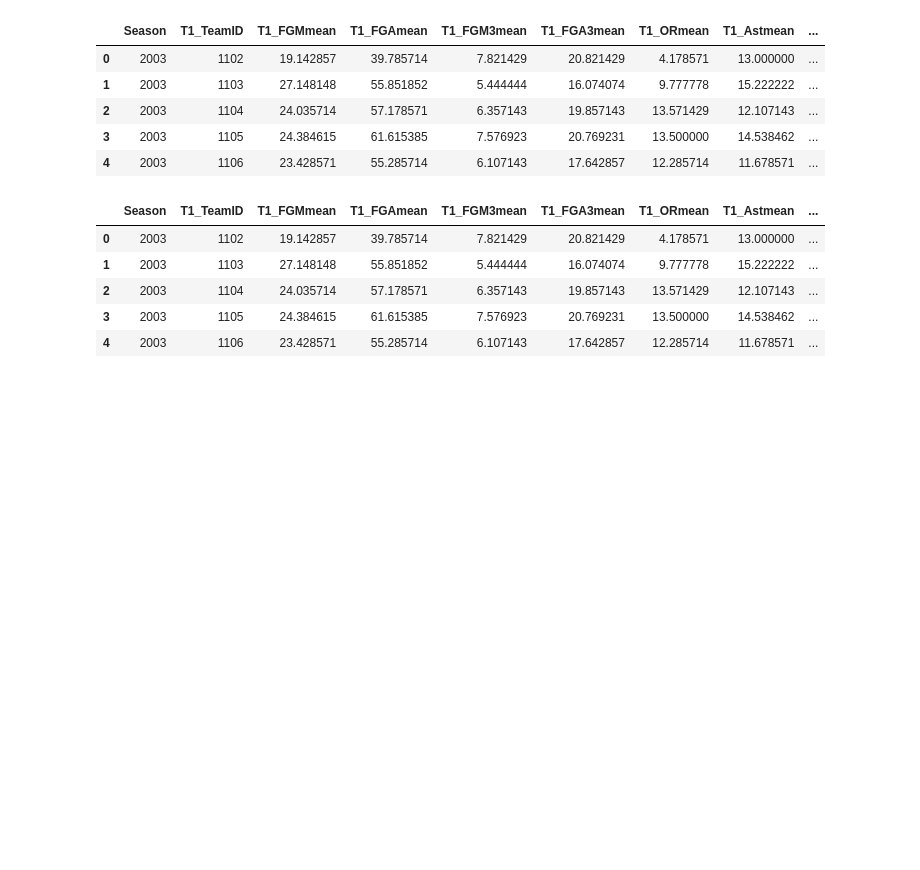
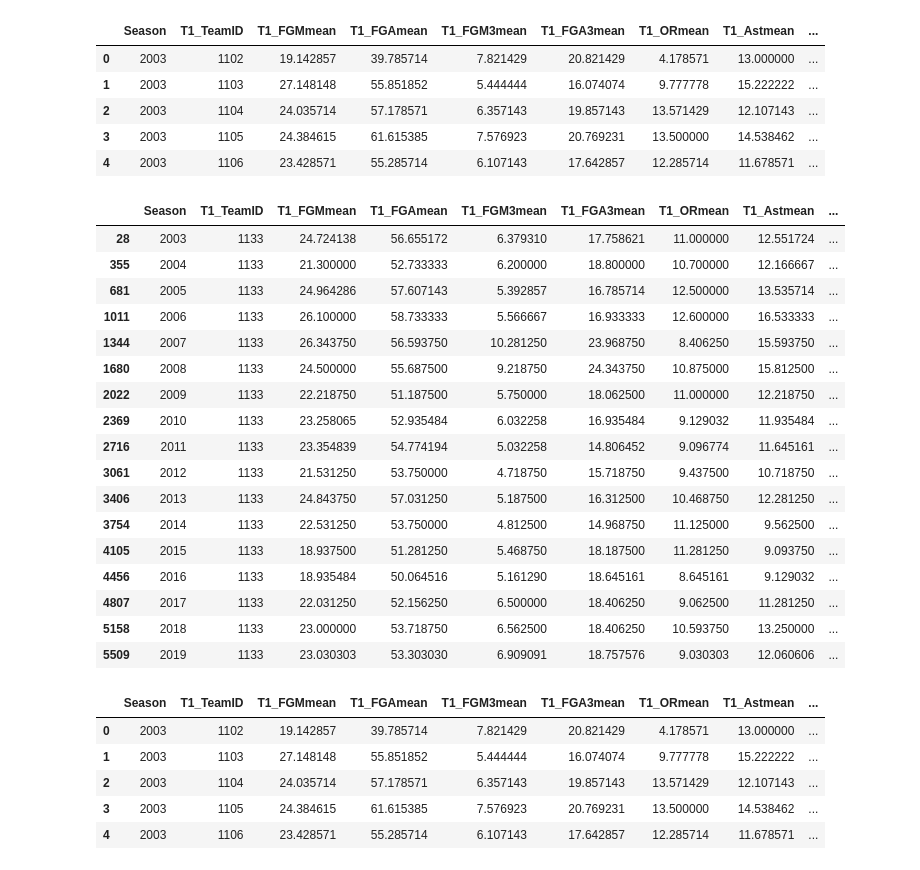
Before and after one commit to YT-Hwang/Kaggle_Competion, a Jupyter notebook: Google Cloud & NCAA® ML Competition 2020-NCAAM/Reference/paris madness.ipynb, the cells around one changed output. Cells and saved outputs as stored; diff of their text form; code cells hidden in the pictures; blank space fills up the shorter version.

```diff
--- a/Google Cloud & NCAA® ML Competition 2020-NCAAM/Reference/paris madness.ipynb
+++ b/Google Cloud & NCAA® ML Competition 2020-NCAAM/Reference/paris madness.ipynb
@@ -97,6 +97,27 @@ season_statistics.head()
 | 2 | 2003 | 1104 | 24.035714 | 57.178571 | 6.357143 | 19.857143 | 13.571429 | 12.107143 | ... |
 | 3 | 2003 | 1105 | 24.384615 | 61.615385 | 7.576923 | 20.769231 | 13.500000 | 14.538462 | ... |
 | 4 | 2003 | 1106 | 23.428571 | 55.285714 | 6.107143 | 17.642857 | 12.285714 | 11.678571 | ... |
+# %%
+season_statistics[season_statistics['T1_TeamID']==1133]
+# %% [output]
+|  | Season | T1_TeamID | T1_FGMmean | T1_FGAmean | T1_FGM3mean | T1_FGA3mean | T1_ORmean | T1_Astmean | ... |
+| 28 | 2003 | 1133 | 24.724138 | 56.655172 | 6.379310 | 17.758621 | 11.000000 | 12.551724 | ... |
+| 355 | 2004 | 1133 | 21.300000 | 52.733333 | 6.200000 | 18.800000 | 10.700000 | 12.166667 | ... |
+| 681 | 2005 | 1133 | 24.964286 | 57.607143 | 5.392857 | 16.785714 | 12.500000 | 13.535714 | ... |
+| 1011 | 2006 | 1133 | 26.100000 | 58.733333 | 5.566667 | 16.933333 | 12.600000 | 16.533333 | ... |
+| 1344 | 2007 | 1133 | 26.343750 | 56.593750 | 10.281250 | 23.968750 | 8.406250 | 15.593750 | ... |
+| 1680 | 2008 | 1133 | 24.500000 | 55.687500 | 9.218750 | 24.343750 | 10.875000 | 15.812500 | ... |
+| 2022 | 2009 | 1133 | 22.218750 | 51.187500 | 5.750000 | 18.062500 | 11.000000 | 12.218750 | ... |
+| 2369 | 2010 | 1133 | 23.258065 | 52.935484 | 6.032258 | 16.935484 | 9.129032 | 11.935484 | ... |
+| 2716 | 2011 | 1133 | 23.354839 | 54.774194 | 5.032258 | 14.806452 | 9.096774 | 11.645161 | ... |
+| 3061 | 2012 | 1133 | 21.531250 | 53.750000 | 4.718750 | 15.718750 | 9.437500 | 10.718750 | ... |
+| 3406 | 2013 | 1133 | 24.843750 | 57.031250 | 5.187500 | 16.312500 | 10.468750 | 12.281250 | ... |
+| 3754 | 2014 | 1133 | 22.531250 | 53.750000 | 4.812500 | 14.968750 | 11.125000 | 9.562500 | ... |
+| 4105 | 2015 | 1133 | 18.937500 | 51.281250 | 5.468750 | 18.187500 | 11.281250 | 9.093750 | ... |
+| 4456 | 2016 | 1133 | 18.935484 | 50.064516 | 5.161290 | 18.645161 | 8.645161 | 9.129032 | ... |
+| 4807 | 2017 | 1133 | 22.031250 | 52.156250 | 6.500000 | 18.406250 | 9.062500 | 11.281250 | ... |
+| 5158 | 2018 | 1133 | 23.000000 | 53.718750 | 6.562500 | 18.406250 | 10.593750 | 13.250000 | ... |
+| 5509 | 2019 | 1133 | 23.030303 | 53.303030 | 6.909091 | 18.757576 | 9.030303 | 12.060606 | ... |
 # %%
 # Copy the season statistics to make it to Team and Opp_team format instead of T1 and T2.
 season_statistics_T1 = season_statistics.copy()
```
Also changed, not shown: parts of 15 cells of this notebook, 3 other files.
